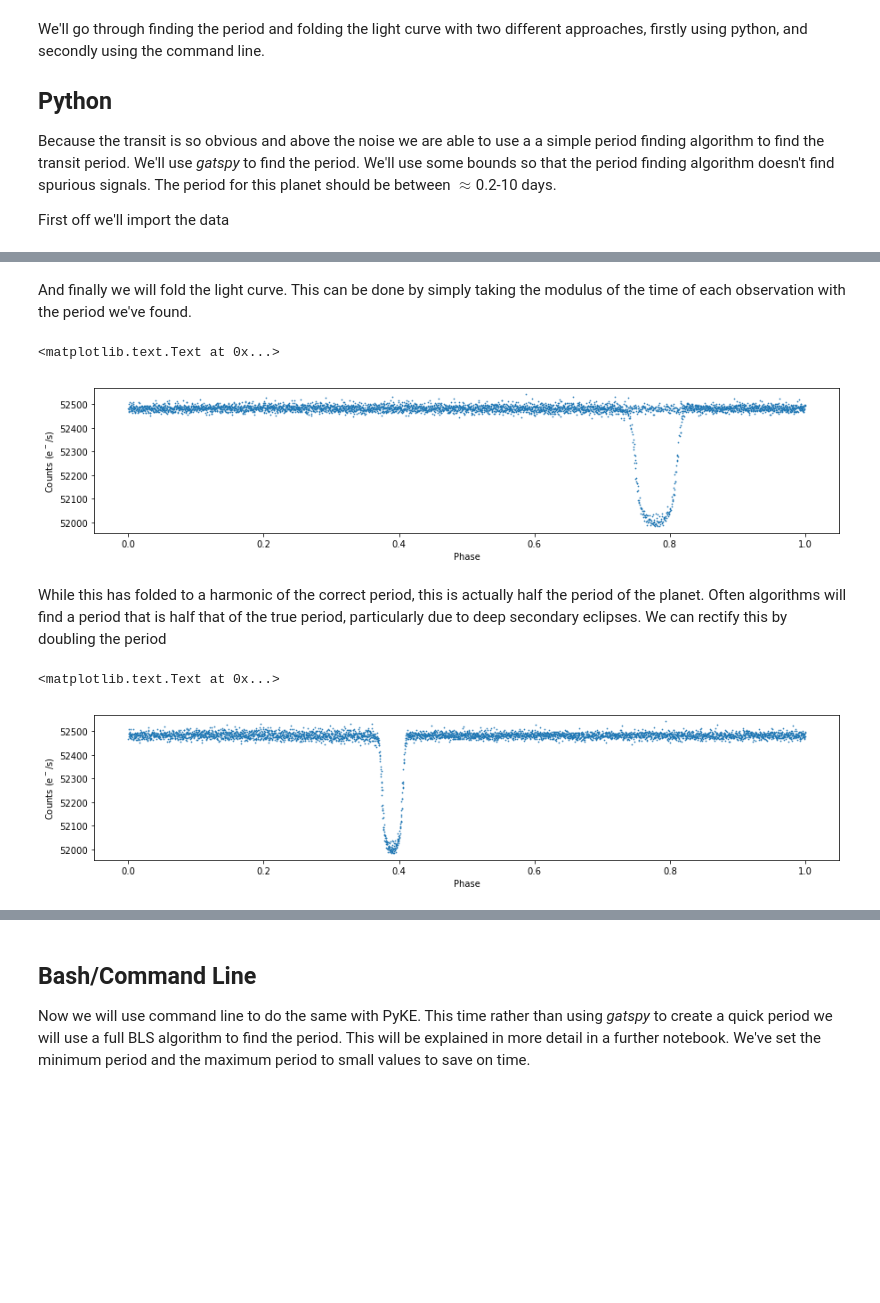
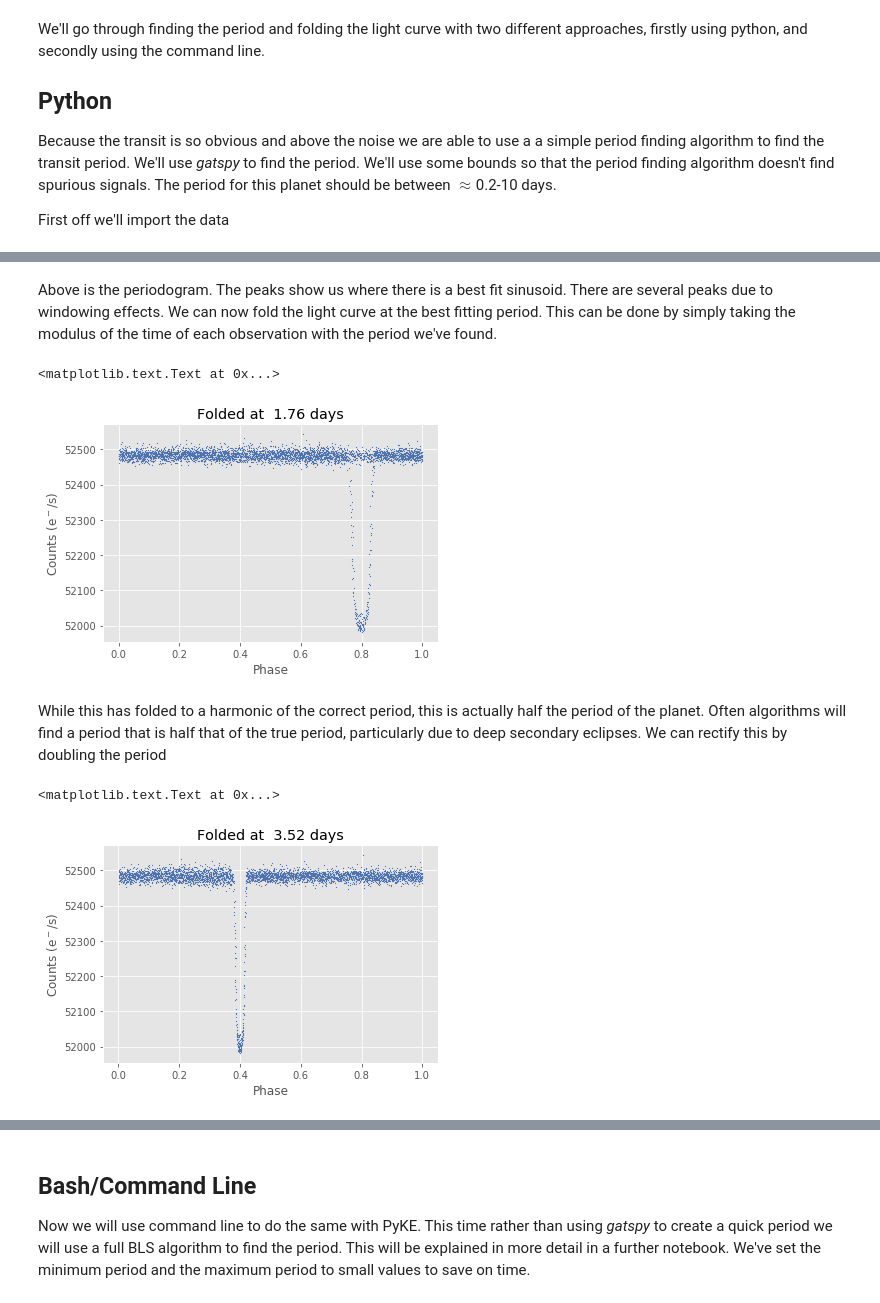
Before and after one commit to christinahedges/k2torials, a Jupyter notebook: notebooks/01.04-Folding-A-Lightcurve.ipynb, the cells around one changed output, grey strips where cells are left out. Cells and saved outputs as stored; diff of their text form; code cells hidden in the pictures; blank space fills up the shorter version.

```diff
--- a/notebooks/01.04-Folding-A-Lightcurve.ipynb
+++ b/notebooks/01.04-Folding-A-Lightcurve.ipynb
@@ -47,0 +38,12 @@ Best Period:  1.76116955512
+# %%
+from pyke import lightcurve as lcf
+import numpy as np
+from astropy.stats import LombScargle
+lc = lcf.KeplerLightCurveFile('data/kplr006922244-2010078095331_llc.fits',quality_mask='hard')
+t = lc.time
+flux = lc.get_lightcurve('PDCSAP_FLUX').flux
+t,flux=t[np.isfinite(flux)],flux[np.isfinite(flux)]
+plt.scatter(t,flux,s=1)
+plt.xlabel('Time - 2454833 (BJD)')
+plt.ylabel('Counts ($e^-s^{-1}$)')
+plt.title('PDCSAP Light Curve')
@@ -47,0 +55,8 @@ Best Period:  1.76116955512
+# %%
+frequency, power = LombScargle(t, flux, flux.max()-flux.min(),nterms=1).autopower(maximum_frequency=1./1,minimum_frequency=1./20,samples_per_peak=40)
+best_period = 1./frequency[np.argmax(power)]
+
+fig, ax = plt.subplots()
+ax.plot(1./frequency, power)
+ax.set(xlabel='period (days)', ylabel='Lomb Scargle Power')
+plt.title('Periodogram')
@@ -48,25 +66,22 @@ Best Period:  1.76116955512
 # %% [markdown]
-And finally we will fold the light curve. This can be done by simply taking the modulus of the time of each observation with the period we've found.
+Above is the periodogram. The peaks show us where there is a best fit sinusoid. There are several peaks due to windowing effects. We can now fold the light curve at the best fitting period. This can be done by simply taking the modulus of the time of each observation with the period we've found.
 # %%
-phase = t / per % 1
-import matplotlib.pyplot as plt
-%matplotlib inline
-plt.figure(figsize=(15,3))
+phase = t / best_period % 1
 plt.scatter(phase,flux,s=0.5)
 plt.xlabel('Phase')
 plt.ylabel('Counts (e$^-$/s)')
+plt.title('Folded at {:5.3} days'.format(best_period))
 # %% [output]
 <matplotlib.text.Text at 0x...>
-[figure, old version]
+[figure, new version]
 # %% [markdown]
 While this has folded to a harmonic of the correct period, this is actually half the period of the planet. Often algorithms will find a period that is half that of the true period, particularly due to deep secondary eclipses. We can rectify this by doubling the period
 # %%
-phase = t / (per*2) % 1
-
-plt.figure(figsize=(15,3))
+phase = t / (best_period*2) % 1
 plt.scatter(phase,flux,s=0.5)
 plt.xlabel('Phase')
 plt.ylabel('Counts (e$^-$/s)')
+plt.title('Folded at {:5.3} days'.format(best_period*2))
 # %% [output]
 <matplotlib.text.Text at 0x...>
-[figure, old version]
+[figure, new version]
```
Also changed, not shown: parts of 18 cells of this notebook, 38 other files.
